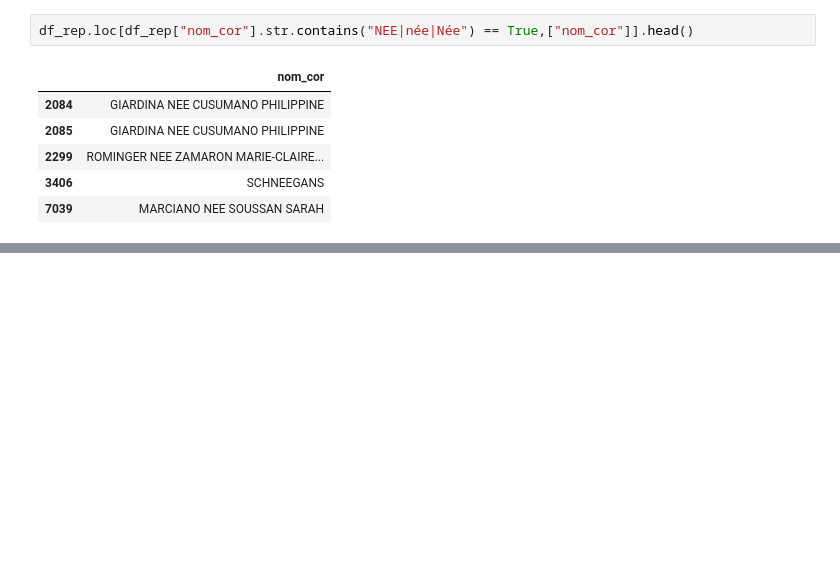
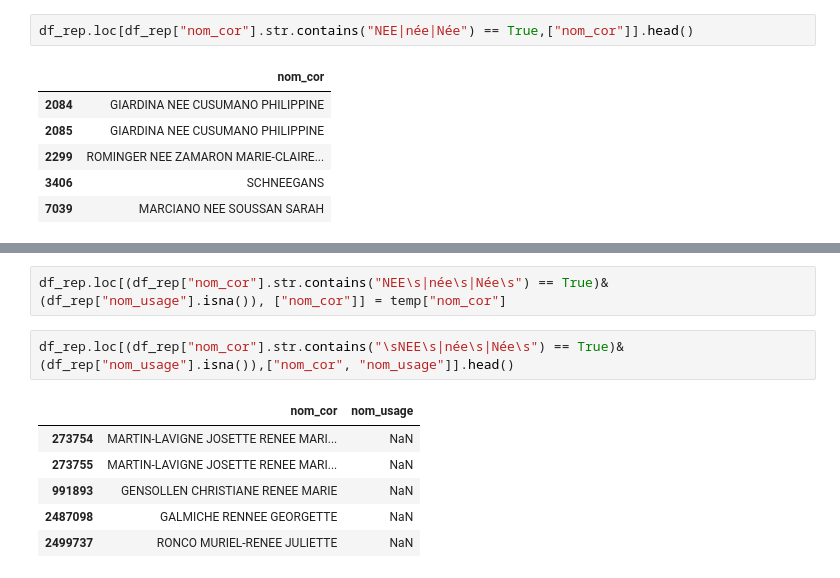
Before and after one commit to raphaeleadjerad/data_inpi, a Jupyter notebook: notebooks/02_clean_raw_inpi.ipynb, the cells around one changed output, grey strips where cells are left out. Saved outputs shown, nothing was run; the diff lists cells and outputs as text; blank space fills up the shorter version.

```diff
--- a/notebooks/02_clean_raw_inpi.ipynb
+++ b/notebooks/02_clean_raw_inpi.ipynb
@@ -311,0 +270,11 @@ df_rep.loc[df_rep["nom_cor"].str.contains("NEE|née|Née") == True, ["nom_cor"]]
+# %%
+df_rep.loc[(df_rep["nom_cor"].str.contains("NEE\s|née\s|Née\s") == True)&(df_rep["nom_usage"].isna()), ["nom_cor"]] = temp["nom_cor"]
+# %%
+df_rep.loc[(df_rep["nom_cor"].str.contains("\sNEE\s|née\s|Née\s") == True)&(df_rep["nom_usage"].isna()),["nom_cor", "nom_usage"]].head()
+# %% [output]
+|  | nom_cor | nom_usage |
+| 273754 | MARTIN-LAVIGNE JOSETTE RENEE MARI... | NaN |
+| 273755 | MARTIN-LAVIGNE JOSETTE RENEE MARI... | NaN |
+| 991893 | GENSOLLEN CHRISTIANE RENEE MARIE | NaN |
+| 2487098 | GALMICHE RENNEE GEORGETTE | NaN |
+| 2499737 | RONCO MURIEL-RENEE JULIETTE | NaN |
```
Also changed, not shown: parts of 23 cells of this notebook.
